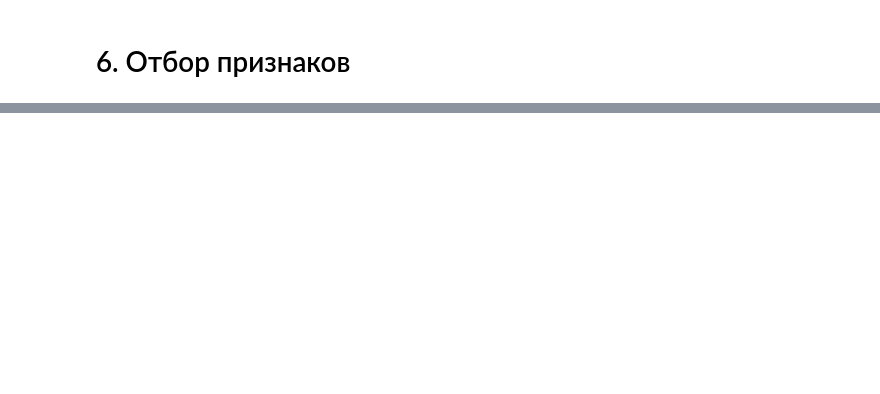
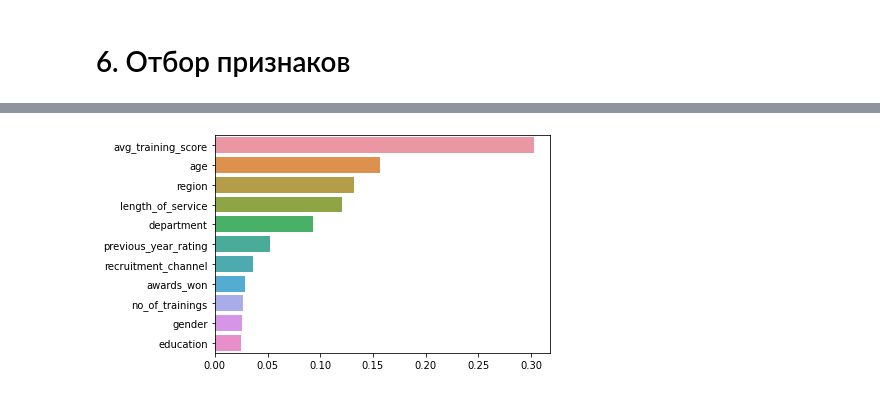
Before and after one commit to tarasov001/ml, a Jupyter notebook: Employee_promotion.ipynb, the cells around one changed output, grey strips where cells are left out. Saved outputs shown, nothing was run; the diff lists cells and outputs as text; code cells hidden in the pictures; blank space fills up the shorter version.

```diff
--- a/Employee_promotion.ipynb
+++ b/Employee_promotion.ipynb
@@ -251 +237,13 @@ y_test_predict = model_k5.predict(X_test)
+# %%
+model_k15 = KNeighborsClassifier(n_neighbors=15)
+model_k15.fit(X_train, y_train)
+
+y_k15_train_predict = model_k15.predict(X_train)
+y_k15_test_predict = model_k15.predict(X_test)
+# %%
+model_k50 = KNeighborsClassifier(n_neighbors=50)
+model_k50.fit(X_train, y_train)
+
+y_k50_train_predict = model_k50.predict(X_train)
+y_k50_test_predict = model_k50.predict(X_test)
 # %% [markdown]
@@ -260,0 +289,3 @@ MSE_train, MSE_test
+# %%
+rf_model = RandomForestClassifier(random_state=88)
+rf_model.fit(X_train, y_train)
@@ -260,0 +315,5 @@ MSE_train, MSE_test
+# %%
+importances = rf_model.feature_importances_
+
+importances = pd.Series(rf_model.feature_importances_, index=X.columns).sort_values(ascending=False)
+importances
@@ -260,0 +333,5 @@ MSE_train, MSE_test
+# %%
+sns.barplot(y=importances.index, x=importances)
+pass
+# %% [output]
+[figure, added]
```
Also changed, not shown: parts of 33 cells of this notebook.
